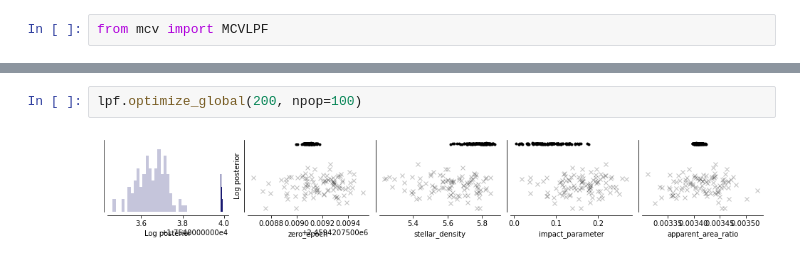
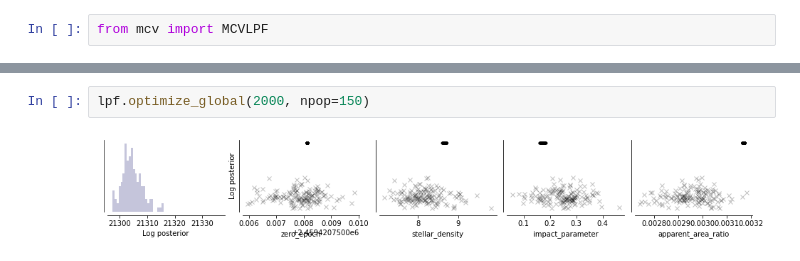
Before and after one commit to hpparvi/mcv, a Jupyter notebook: examples/toi-4479.01/validation.ipynb, the cells around one changed output, grey strips where cells are left out. Cells and saved outputs as stored; diff of their text form.

```diff
--- a/examples/toi-4479.01/validation.ipynb
+++ b/examples/toi-4479.01/validation.ipynb
@@ -38,4 +43,4 @@ lpf.ps
 # %%
-lpf.optimize_global(200, npop=100)
+lpf.optimize_global(2000, npop=150)
 # %% [output]
-[figure, old version]
+[figure, new version]
```
Also changed, not shown: parts of 11 cells of this notebook, 2 other files.
